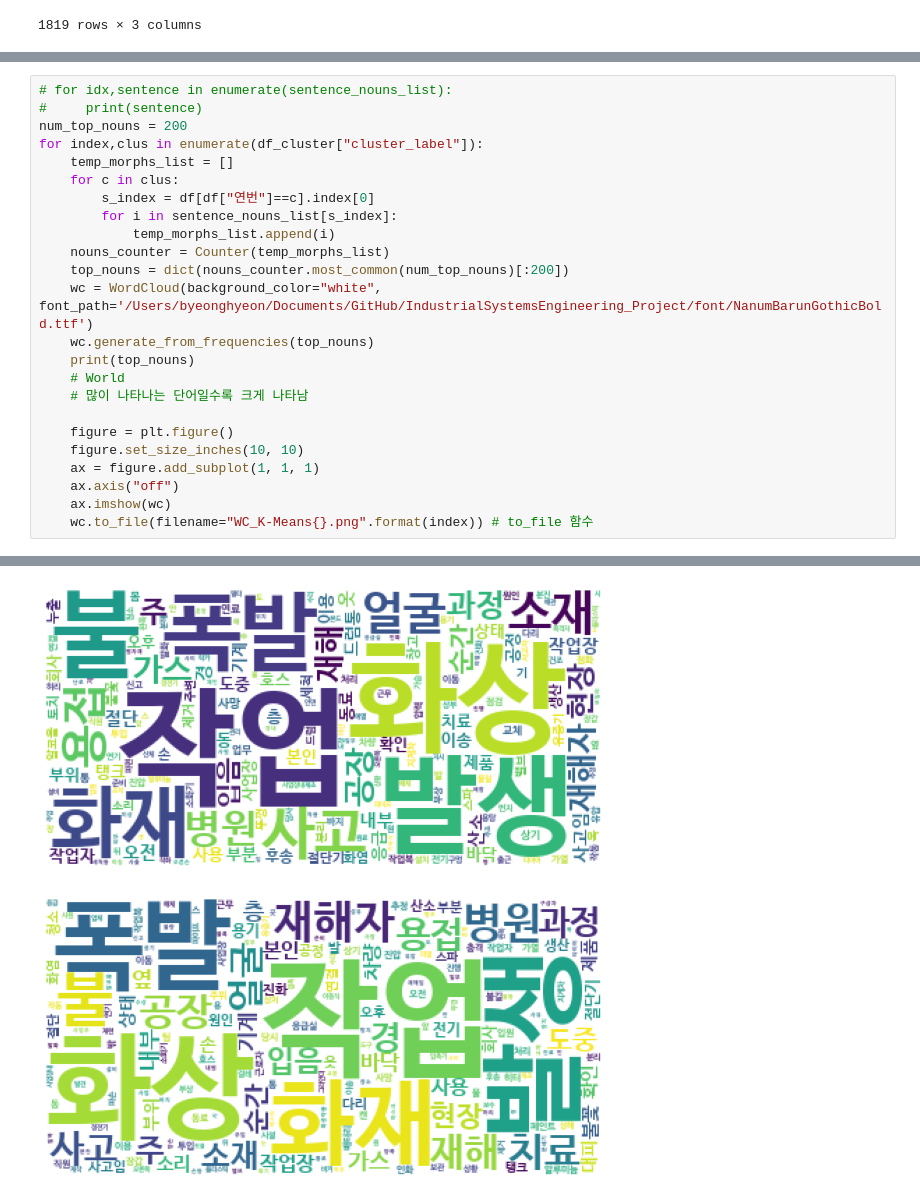
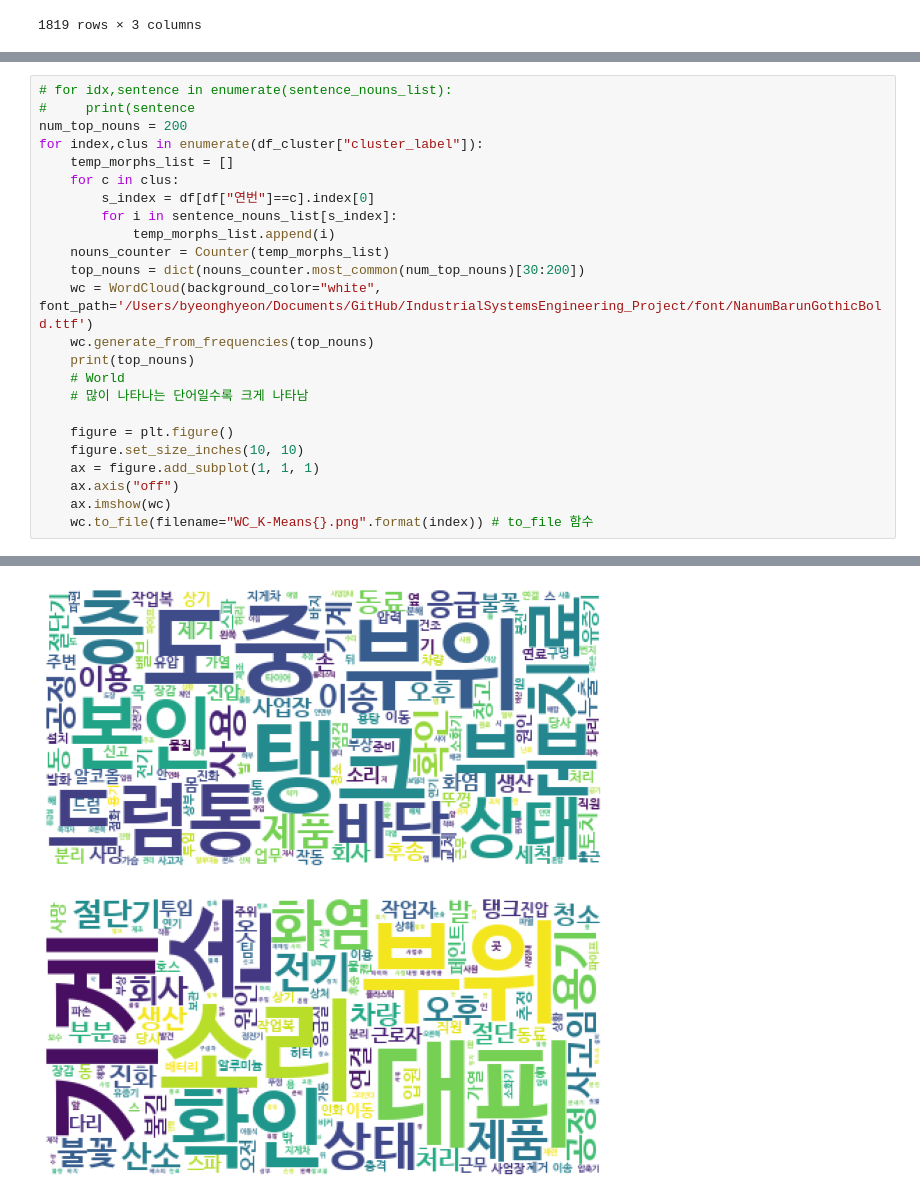
Before and after one commit to park1997/Hybrid-Approach-of-Unstructured-Text-and-Image-Data-Analytics-for-Real-Time-Safety-Management, a Jupyter notebook: word2vec임베딩 및 t-sne시각화.ipynb, the cells around one changed output, grey strips where cells are left out. Drawn from its saved outputs; the diff is of its cells as text.

```diff
--- a/word2vec임베딩 및 t-sne시각화.ipynb
+++ b/word2vec임베딩 및 t-sne시각화.ipynb
@@ -626,7 +626,7 @@ Loading BokehJS ...
 [interactive output not drawn]
 # %%
 # for idx,sentence in enumerate(sentence_nouns_list):
-#     print(sentence)
+#     print(sentence
 num_top_nouns = 200
 for index,clus in enumerate(df_cluster["cluster_label"]):
     temp_morphs_list = []
@@ -635,7 +635,7 @@ for index,clus in enumerate(df_cluster["cluster_label"]):
         for i in sentence_nouns_list[s_index]:
             temp_morphs_list.append(i)
     nouns_counter = Counter(temp_morphs_list)
-    top_nouns = dict(nouns_counter.most_common(num_top_nouns)[:200])
+    top_nouns = dict(nouns_counter.most_common(num_top_nouns)[30:200])
     wc = WordCloud(background_color="white", font_path='/Users/byeonghyeon/Documents/GitHub/IndustrialSystemsEngineering_Project/font/NanumBarunGothicBold.ttf')
     wc.generate_from_frequencies(top_nouns)
     print(top_nouns)
@@ -662,2 +662,2 @@ for index,clus in enumerate(df_cluster["cluster_label"]):
-[figure, old version]
+[figure, new version]
-[figure, old version]
+[figure, new version]
```
Also changed, not shown: parts of 9 cells of this notebook, 21 other files.
